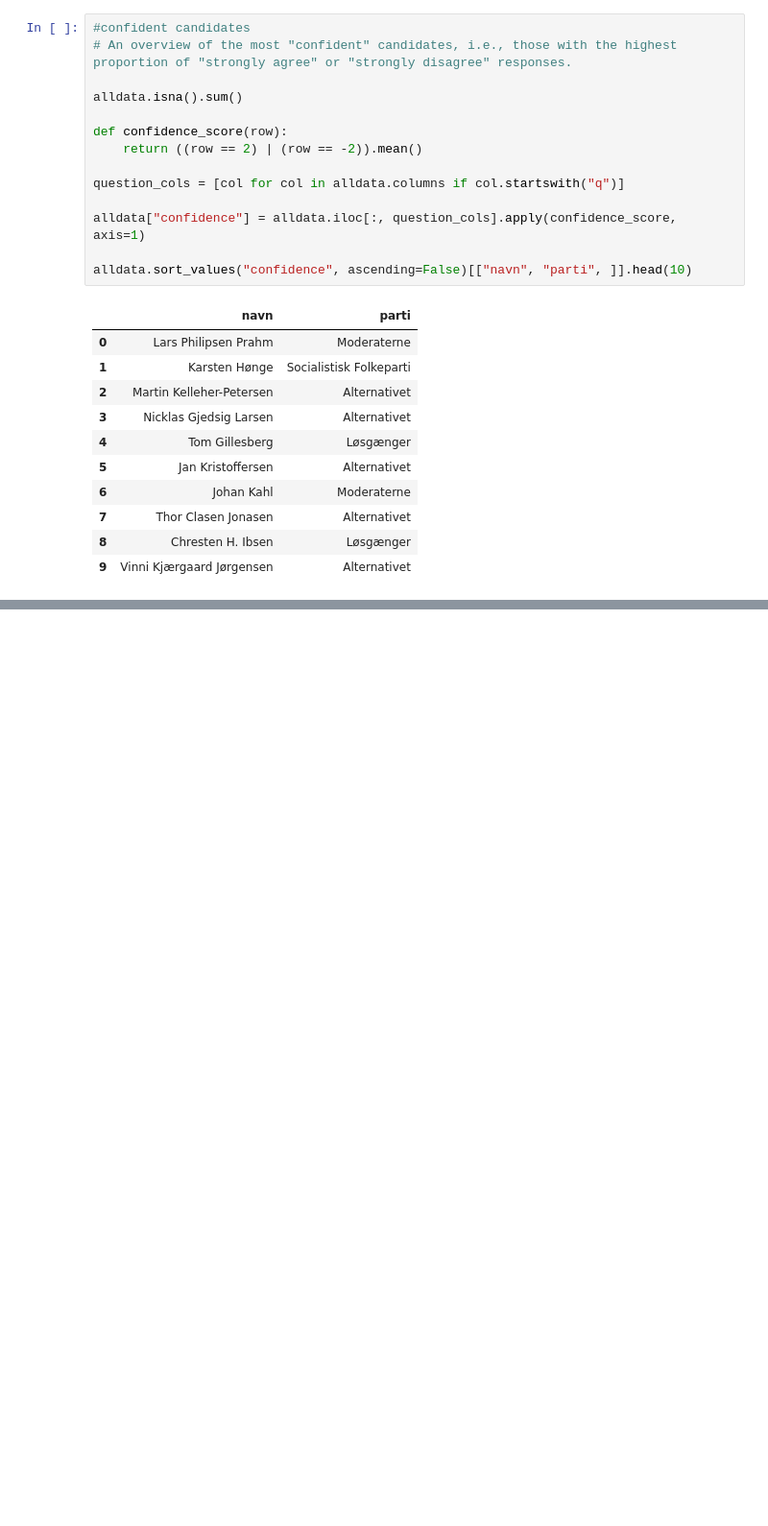
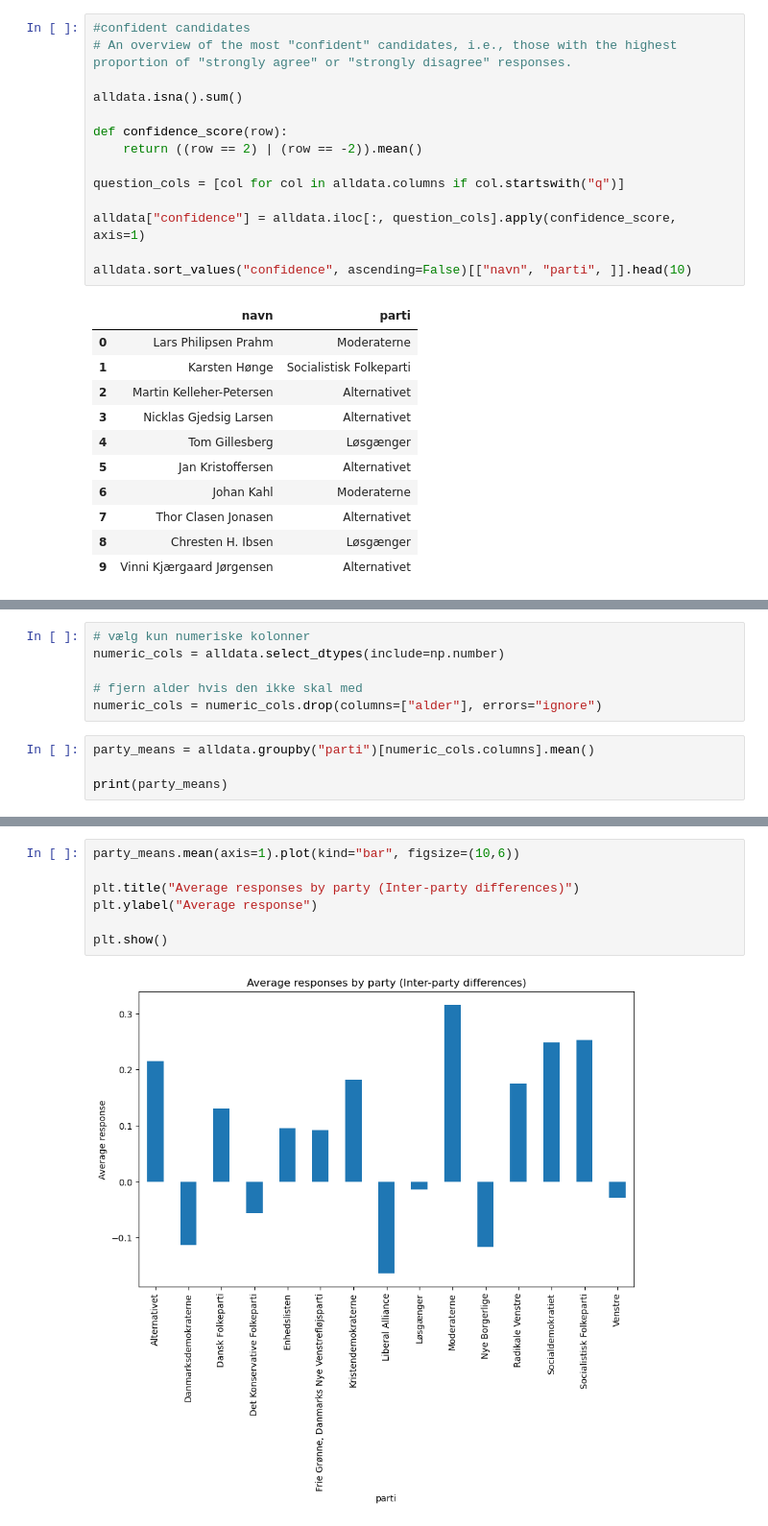
Before and after one commit to MartinSA91/MAL-assignment2, a Jupyter notebook: Assignemt 2 Candidates/2. Candidate Test 2022 I.ipynb, the cells around one changed output, grey strips where cells are left out. Shown at 96% size. Drawn from its saved outputs; the diff is of its cells as text; blank space fills up the shorter version.

```diff
--- a/Assignemt 2 Candidates/2. Candidate Test 2022 I.ipynb
+++ b/Assignemt 2 Candidates/2. Candidate Test 2022 I.ipynb
@@ -227,0 +230,10 @@ NameError: name 'alldata' is not defined
+# %%
+# vælg kun numeriske kolonner
+numeric_cols = alldata.select_dtypes(include=np.number)
+
+# fjern alder hvis den ikke skal med
+numeric_cols = numeric_cols.drop(columns=["alder"], errors="ignore")
+# %%
+party_means = alldata.groupby("parti")[numeric_cols.columns].mean()
+
+print(party_means)
@@ -227,0 +258,9 @@ NameError: name 'alldata' is not defined
+# %%
+party_means.mean(axis=1).plot(kind="bar", figsize=(10,6))
+
+plt.title("Average responses by party (Inter-party differences)")
+plt.ylabel("Average response")
+
+plt.show()
+# %% [output]
+[figure, added]
```
Also changed, not shown: parts of 6 cells of this notebook.
